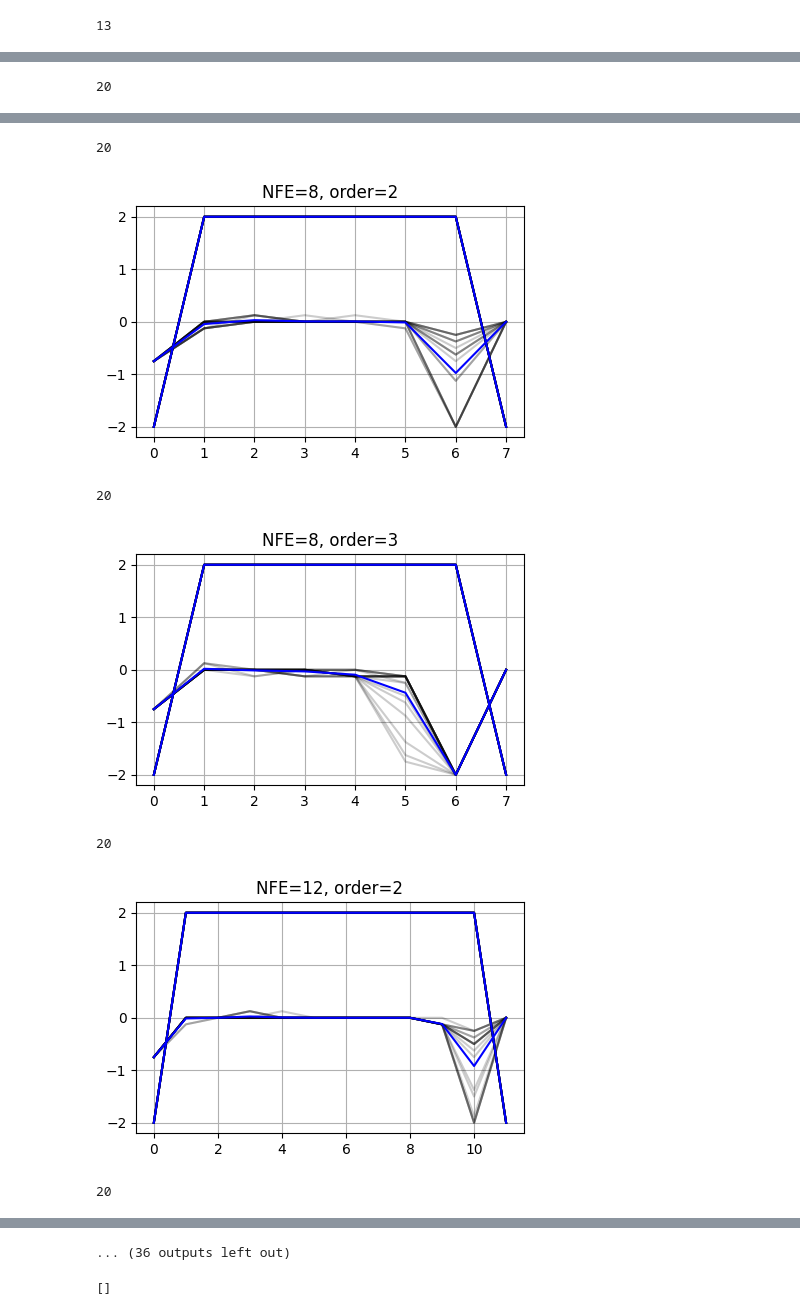
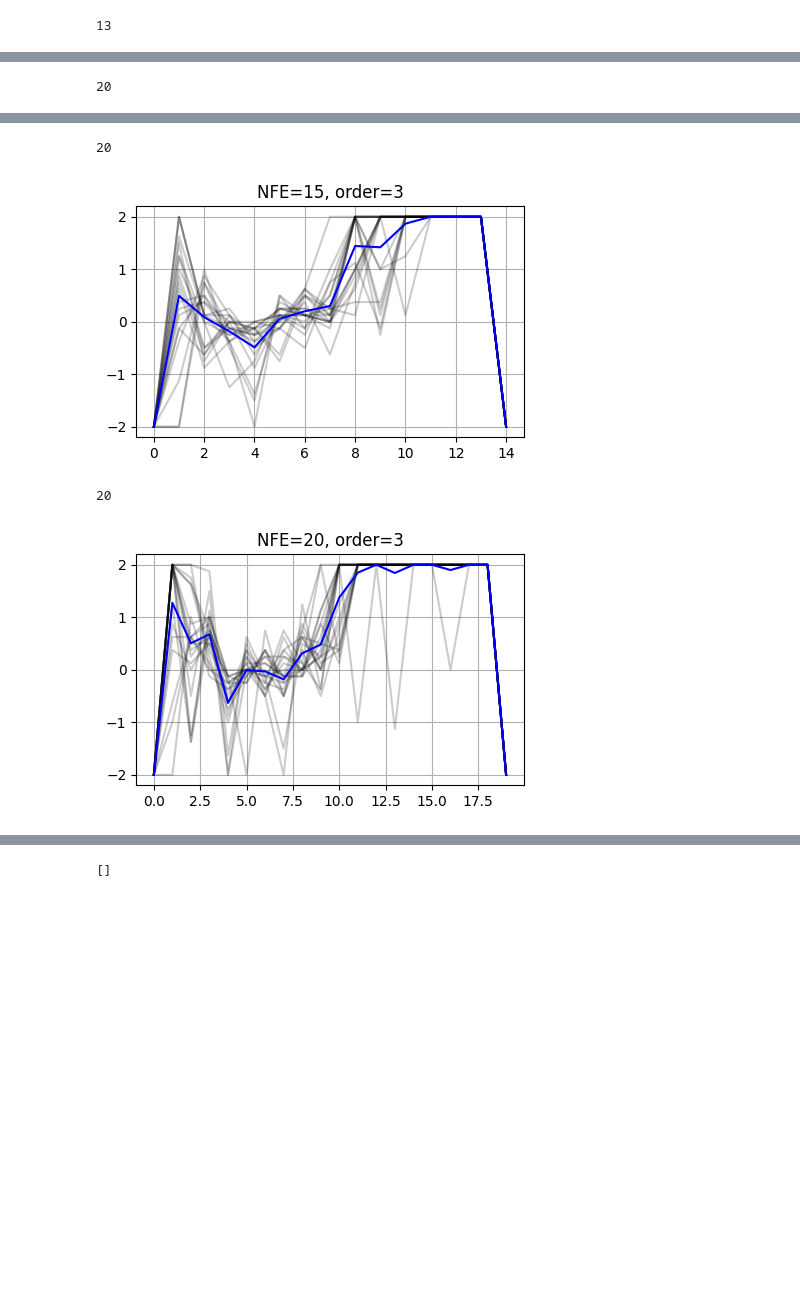
Before and after one commit to scpark20/dpm-solver-v32, a Jupyter notebook: codebases/guided-diffusion/target_matching_ipynb128/rbf_ecp_marginal_avg.ipynb, the cells around one changed output, grey strips where cells are left out. Saved outputs shown, nothing was run; the diff lists cells and outputs as text; code cells hidden in the pictures; blank space fills up the shorter version.

```diff
--- a/codebases/guided-diffusion/target_matching_ipynb128/rbf_ecp_marginal_avg.ipynb
+++ b/codebases/guided-diffusion/target_matching_ipynb128/rbf_ecp_marginal_avg.ipynb
@@ -8,9 +8,12 @@ import os
 import numpy as np
 import matplotlib.pyplot as plt
 
-for scale in [2.0, 4.0, 6.0, 8.0]:
-    for NFE in [6, 8, 12]:
-        for order in [2, 3]:
+#for scale in [2.0, 4.0, 6.0, 8.0]:
+for scale in [8.0]:
+    #for NFE in [5, 10, 15, 20]:
+    for NFE in [5, 10, 15, 20]:
+        #for order in [2, 3]:
+        for order in [3]:
             root_dir = f'/data/guided-diffusion/scale/rbf_ecp_marginal{scale}_128'
             optimal_log_scales_list = []
             plt.figure(figsize=[5, 3])
@@ -20,7 +23,7 @@ for scale in [2.0, 4.0, 6.0, 8.0]:
                 if not os.path.exists(npz_file):
                     continue
                 data = np.load(npz_file)
-                plt.plot(data['optimal_log_scales'].T, color='black', alpha=0.2)
+                plt.plot(data['optimal_log_scales'][0], color='black', alpha=0.2)
                 optimal_log_scales_list.append(data['optimal_log_scales'])
             optimal_log_scales = np.stack(optimal_log_scales_list, axis=0)
             print(len(optimal_log_scales))
@@ -28,7 +31,7 @@ for scale in [2.0, 4.0, 6.0, 8.0]:
             save_file = os.path.join(root_dir, f'NFE={NFE},p={order}.npz')
             np.savez(save_file, optimal_log_scales=optimal_log_scales)
             data = np.load(save_file)
-            plt.plot(data['optimal_log_scales'].T, color='blue')
+            plt.plot(data['optimal_log_scales'][0], color='blue')
             plt.grid()
             plt.show()
 # %% [output]
@@ -39,7 +42,4 @@ for scale in [2.0, 4.0, 6.0, 8.0]:
 20
-[figure, old version]
+[figure, new version]
 20
-[figure, old version]
+[figure, new version]
-20
-[figure, removed]
-20
@@ -47,4 +46,3 @@ for scale in [2.0, 4.0, 6.0, 8.0]:
-... (36 outputs left out)
 # %%
 optimal_log_scales_list
 # %% [output]
```
Also changed, not shown: parts of 1 cell of this notebook.
